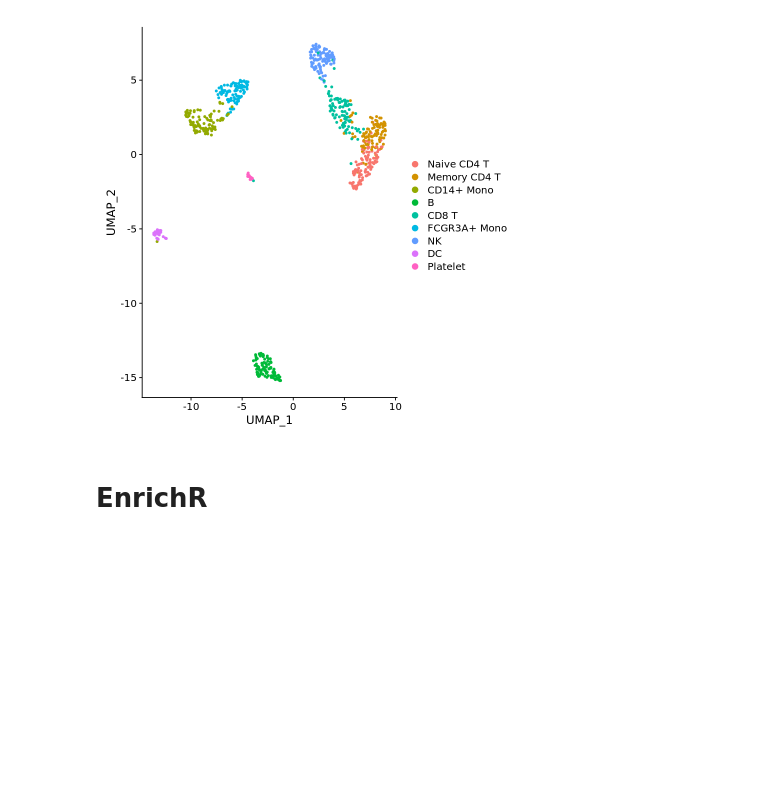
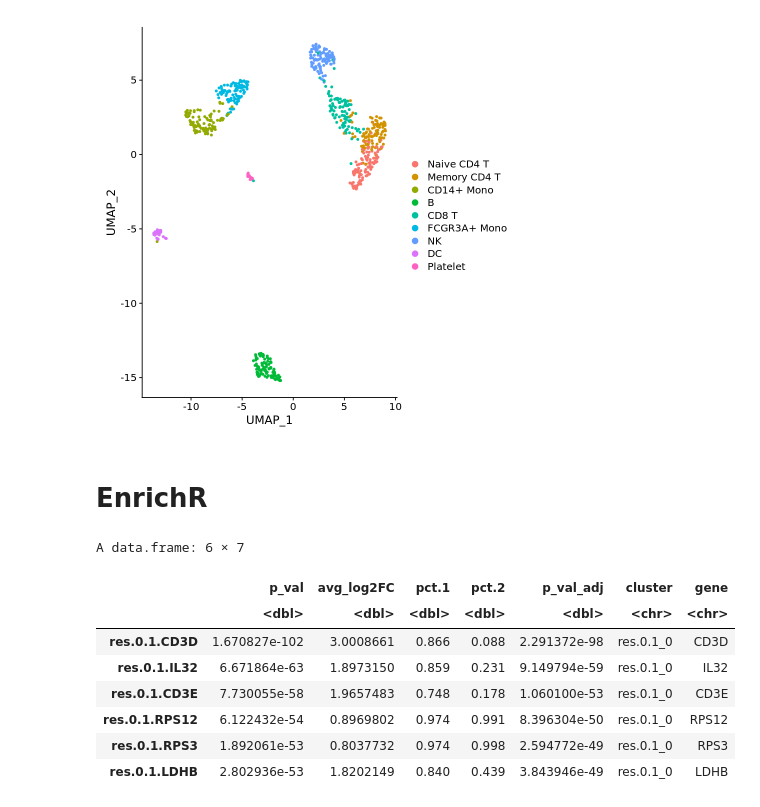
Before and after one commit to apblair/CellLayers, a Jupyter notebook: Notebooks/PBMC_PrepareData.ipynb, the cells around one changed output. Cells and saved outputs as stored; diff of their text form; code cells hidden in the pictures; blank space fills up the shorter version.

```diff
--- a/Notebooks/PBMC_PrepareData.ipynb
+++ b/Notebooks/PBMC_PrepareData.ipynb
@@ -123,4 +123,16 @@ for (res in names(markers_list)){
 }
 # %%
 markers_df <- do.call("rbind", markers_list)
+# %%
+head(markers_df)
+# %% [output]
+A data.frame: 6 × 7
+|  | p_val | avg_log2FC | pct.1 | pct.2 | p_val_adj | cluster | gene |
+|  | <dbl> | <dbl> | <dbl> | <dbl> | <dbl> | <chr> | <chr> |
+| res.0.1.CD3D | 1.670827e-102 | 3.0008661 | 0.866 | 0.088 | 2.291372e-98 | res.0.1_0 | CD3D |
+| res.0.1.IL32 | 6.671864e-63 | 1.8973150 | 0.859 | 0.231 | 9.149794e-59 | res.0.1_0 | IL32 |
+| res.0.1.CD3E | 7.730055e-58 | 1.9657483 | 0.748 | 0.178 | 1.060100e-53 | res.0.1_0 | CD3E |
+| res.0.1.RPS12 | 6.122432e-54 | 0.8969802 | 0.974 | 0.991 | 8.396304e-50 | res.0.1_0 | RPS12 |
+| res.0.1.RPS3 | 1.892061e-53 | 0.8037732 | 0.974 | 0.998 | 2.594772e-49 | res.0.1_0 | RPS3 |
+| res.0.1.LDHB | 2.802936e-53 | 1.8202149 | 0.840 | 0.439 | 3.843946e-49 | res.0.1_0 | LDHB |
 # %%
```
Also changed, not shown: parts of 8 cells of this notebook, 4 other files.
